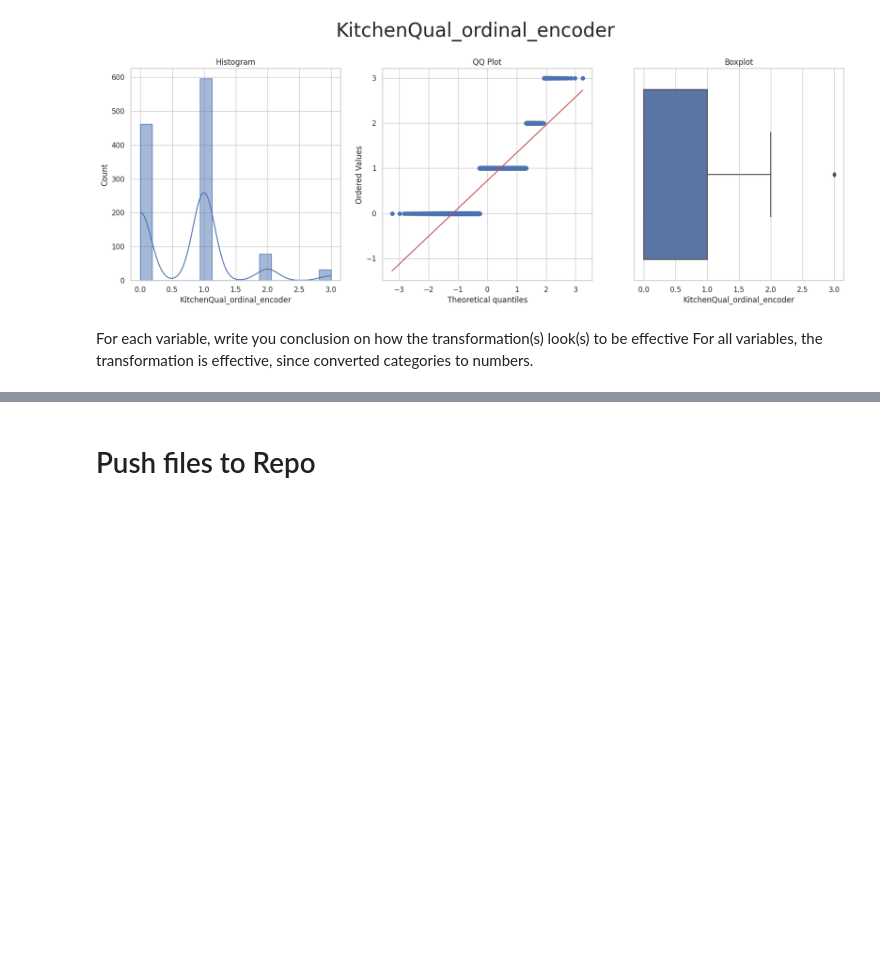
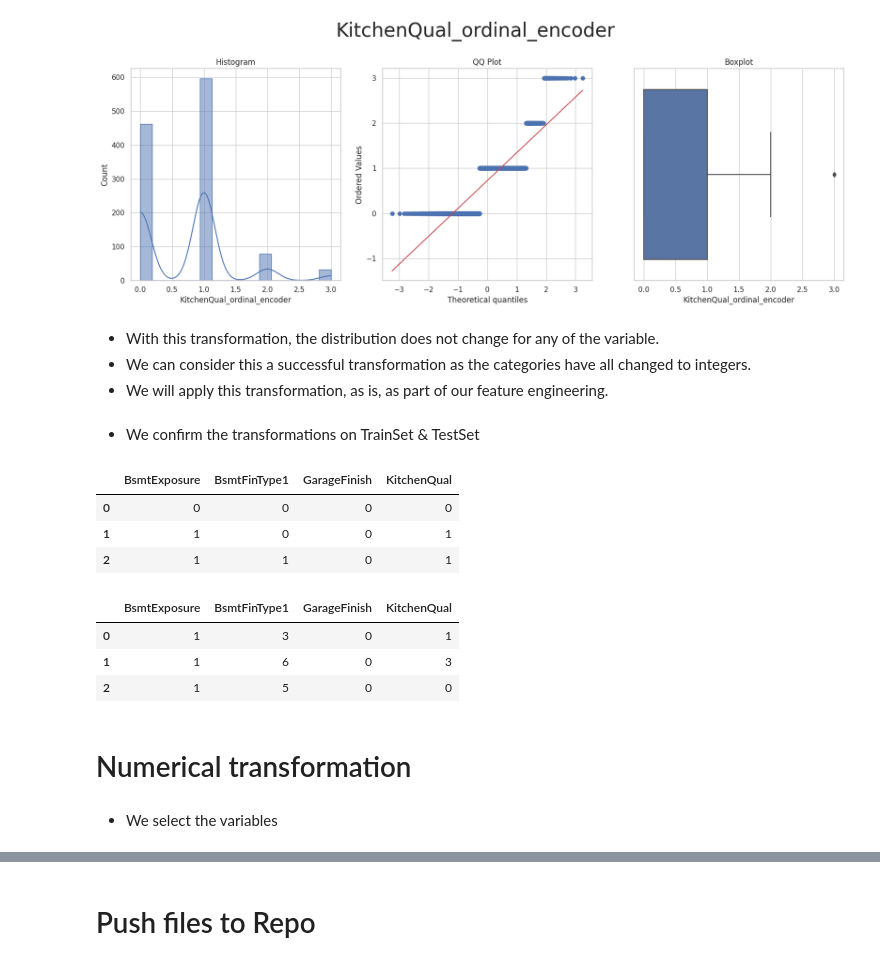
Before and after one commit to SamMartin92/milestone-project-heritage-housing-issues, a Jupyter notebook: jupyter_notebooks/Feature Engineering.ipynb, the cells around one changed output, grey strips where cells are left out. Saved outputs shown, nothing was run; the diff lists cells and outputs as text; code cells hidden in the pictures; blank space fills up the shorter version.

```diff
--- a/jupyter_notebooks/Feature Engineering.ipynb
+++ b/jupyter_notebooks/Feature Engineering.ipynb
@@ -477,6 +477,7 @@ df_engineered = FeatureEngineeringAnalysis(df=df_engineered, analysis_type='ordi
 * Applied transformation: ['KitchenQual_ordinal_encoder']
 [figure]
 [figure]
-# %% [markdown]
-For each variable, write you conclusion on how the transformation(s) look(s) to be effective
-For all variables, the transformation is effective, since converted categories to numbers.
+# %% [markdown]
+* With this transformation, the distribution does not change for any of the variable.
+* We can consider this a successful transformation as the categories have all changed to integers.
+* We will apply this transformation, as is, as part of our feature engineering.
@@ -482,0 +488,20 @@ For all variables, the transformation is effective, since converted categories t
+# %% [markdown]
+* We confirm the transformations on TrainSet & TestSet
+# %%
+TrainSet.filter(categorical_encoding_vars).head(3)
+# %% [output]
+|  | BsmtExposure | BsmtFinType1 | GarageFinish | KitchenQual |
+| 0 | 0 | 0 | 0 | 0 |
+| 1 | 1 | 0 | 0 | 1 |
+| 2 | 1 | 1 | 0 | 1 |
+# %%
+TestSet.filter(categorical_encoding_vars).head(3)
+# %% [output]
+|  | BsmtExposure | BsmtFinType1 | GarageFinish | KitchenQual |
+| 0 | 1 | 3 | 0 | 1 |
+| 1 | 1 | 6 | 0 | 3 |
+| 2 | 1 | 5 | 0 | 0 |
+# %% [markdown]
+# Numerical transformation
+# %% [markdown]
+* We select the variables
```
Also changed, not shown: parts of 7 cells of this notebook, 1 other file.
